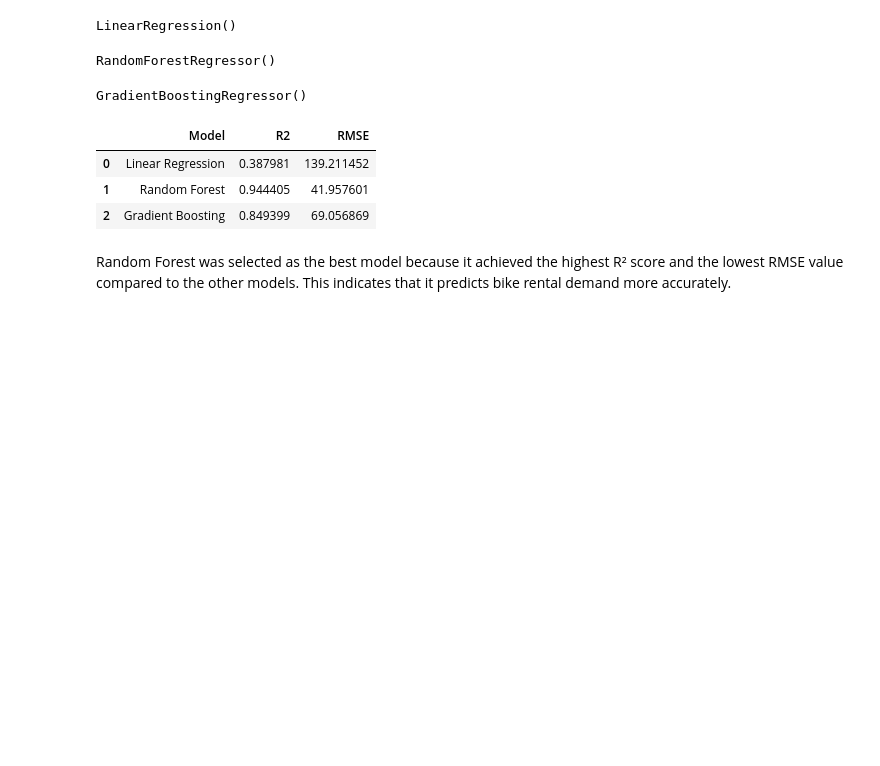
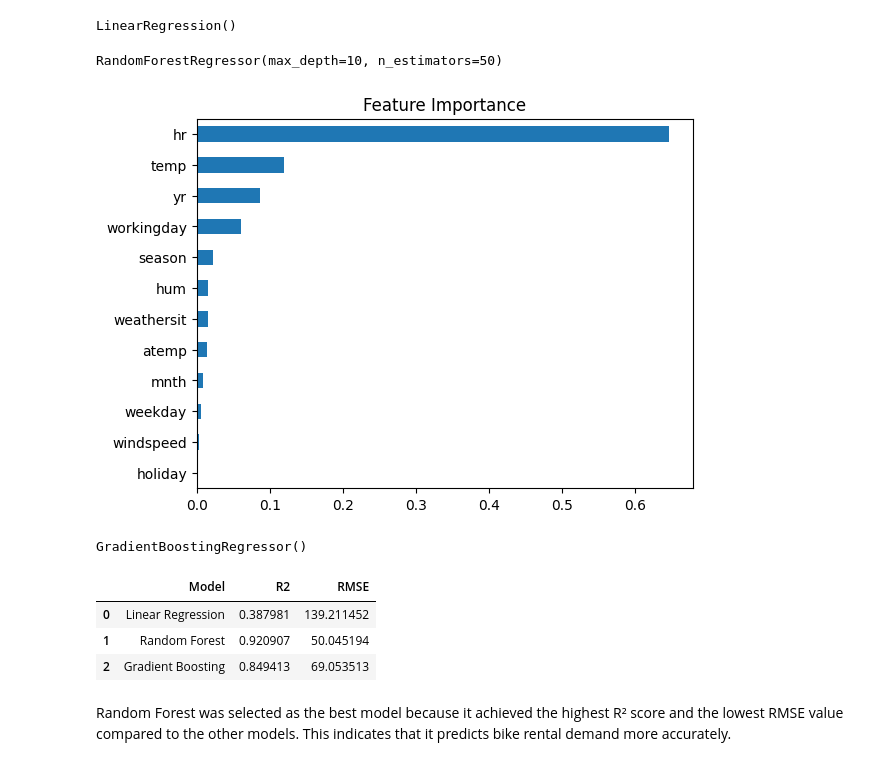
Before and after one commit to JasmineVisser/practicum-2, a Jupyter notebook: Practicum.ipynb, the cells around one changed output. Saved outputs shown, nothing was run; the diff lists cells and outputs as text; code cells hidden in the pictures; blank space fills up the shorter version.

```diff
--- a/Practicum.ipynb
+++ b/Practicum.ipynb
@@ -152,11 +170,23 @@ LinearRegression()
 # %%
 from sklearn.ensemble import RandomForestRegressor
 
-rf = RandomForestRegressor()
+rf = RandomForestRegressor(
+    n_estimators=50,
+    max_depth=10
+)
 
 rf.fit(X_train, y_train)
 # %% [output]
-RandomForestRegressor()
+RandomForestRegressor(max_depth=10, n_estimators=50)
+# %%
+rf.feature_importances_
+
+importances = pd.Series(rf.feature_importances_, index=X.columns)
+importances.sort_values().plot(kind="barh")
+plt.title("Feature Importance")
+plt.show()
+# %% [output]
+[figure, added]
 # %%
 from sklearn.ensemble import GradientBoostingRegressor
 
@@ -191,8 +221,8 @@ results
 # %% [output]
 |  | Model | R2 | RMSE |
 | 0 | Linear Regression | 0.387981 | 139.211452 |
-| 1 | Random Forest | 0.944405 | 41.957601 |
-| 2 | Gradient Boosting | 0.849399 | 69.056869 |
+| 1 | Random Forest | 0.920907 | 50.045194 |
+| 2 | Gradient Boosting | 0.849413 | 69.053513 |
 # %% [markdown]
 Random Forest was selected as the best model because it achieved the
 highest R² score and the lowest RMSE value compared to the other
```
Also changed, not shown: parts of 8 cells of this notebook, 3 other files.
